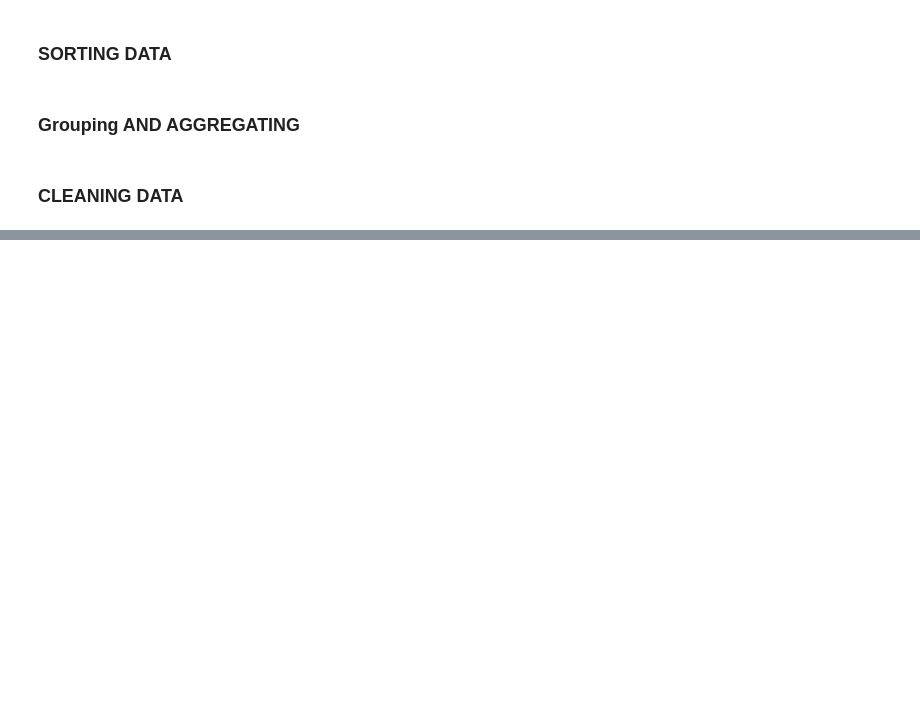
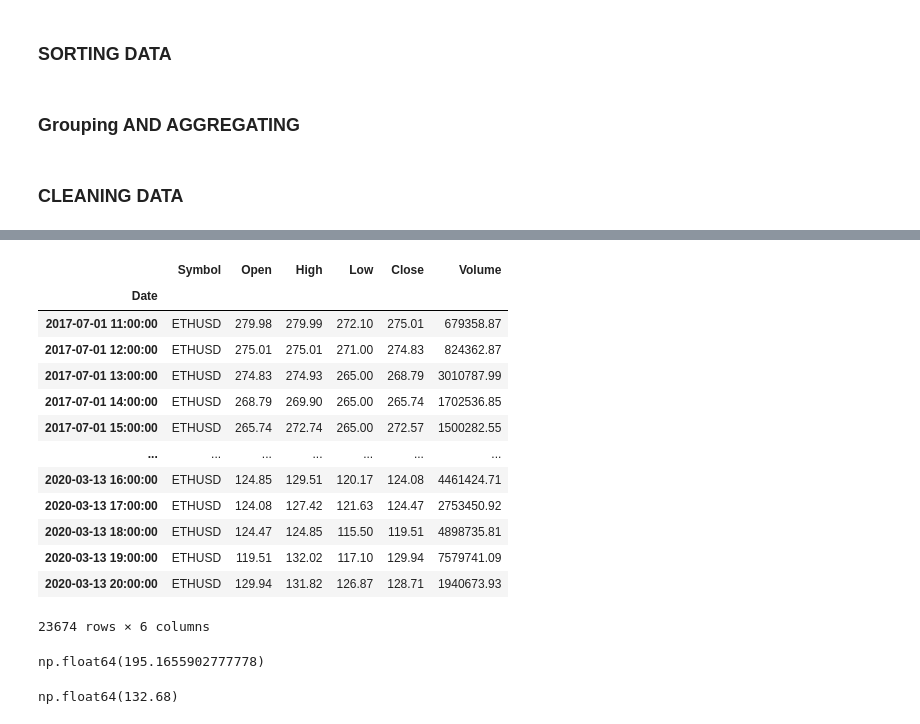
Before and after one commit to janusqa/python-pandas, a Jupyter notebook: src/so_2019.ipynb, the cells around one changed output, grey strips where cells are left out. Saved outputs shown, nothing was run; the diff lists cells and outputs as text; code cells hidden in the pictures; blank space fills up the shorter version.

Commit message:
Date and Time Series

```diff
--- a/src/so_2019.ipynb
+++ b/src/so_2019.ipynb
@@ -604,0 +604,5 @@ indexed_df["YearsCode"].median()
+# %%
+datetime_df =  pd.read_csv(ROOT_DIR / "data" / "ETH_1h.csv")
+
+# Alternative to convert date/time columns on load
+datetime_df =  pd.read_csv(ROOT_DIR / "data" / "ETH_1h.csv", parse_dates=["Date"], date_format="%Y-%m-%d %I-%p" )
@@ -604,0 +611,3 @@ indexed_df["YearsCode"].median()
+# %%
+# If the column does not follow a standardize date format, we must past it a format string to help it out, otherwise will get error
+datetime_df["Date"] = pd.to_datetime(datetime_df["Date"], format="%Y-%m-%d %I-%p")
@@ -604,0 +621,3 @@ indexed_df["YearsCode"].median()
+# %%
+# create a day name column
+datetime_df["DayOfWeek"] = datetime_df["Date"].dt.day_name()
@@ -604,0 +643,22 @@ indexed_df["YearsCode"].median()
+# %%
+# slicing using dates
+# must set index to the Date column as each of its values are actually unique.  Then we can slice
+
+datetime_df= datetime_df.set_index("Date").sort_index()
+
+datetime_df
+# %% [output]
+|  | Symbol | Open | High | Low | Close | Volume |
+| Date |  |  |  |  |  |  |
+| 2017-07-01 11:00:00 | ETHUSD | 279.98 | 279.99 | 272.10 | 275.01 | 679358.87 |
+| 2017-07-01 12:00:00 | ETHUSD | 275.01 | 275.01 | 271.00 | 274.83 | 824362.87 |
+| 2017-07-01 13:00:00 | ETHUSD | 274.83 | 274.93 | 265.00 | 268.79 | 3010787.99 |
+| 2017-07-01 14:00:00 | ETHUSD | 268.79 | 269.90 | 265.00 | 265.74 | 1702536.85 |
+| 2017-07-01 15:00:00 | ETHUSD | 265.74 | 272.74 | 265.00 | 272.57 | 1500282.55 |
+| ... | ... | ... | ... | ... | ... | ... |
+| 2020-03-13 16:00:00 | ETHUSD | 124.85 | 129.51 | 120.17 | 124.08 | 4461424.71 |
+| 2020-03-13 17:00:00 | ETHUSD | 124.08 | 127.42 | 121.63 | 124.47 | 2753450.92 |
+| 2020-03-13 18:00:00 | ETHUSD | 124.47 | 124.85 | 115.50 | 119.51 | 4898735.81 |
+| 2020-03-13 19:00:00 | ETHUSD | 119.51 | 132.02 | 117.10 | 129.94 | 7579741.09 |
+| 2020-03-13 20:00:00 | ETHUSD | 129.94 | 131.82 | 126.87 | 128.71 | 1940673.93 |
+23674 rows × 6 columns
@@ -604,0 +671,9 @@ indexed_df["YearsCode"].median()
+# %%
+# Getting the avg Close amt for a date range
+datetime_df.loc["2020-01":"2020-02"]["Close"].mean()
+# %% [output]
+np.float64(195.1655902777778)
+# %%
+datetime_df.loc["2020-01-01"]["High"].max()
+# %% [output]
+np.float64(132.68)
```
Also changed, not shown: parts of 12 cells of this notebook, 2 other files.
